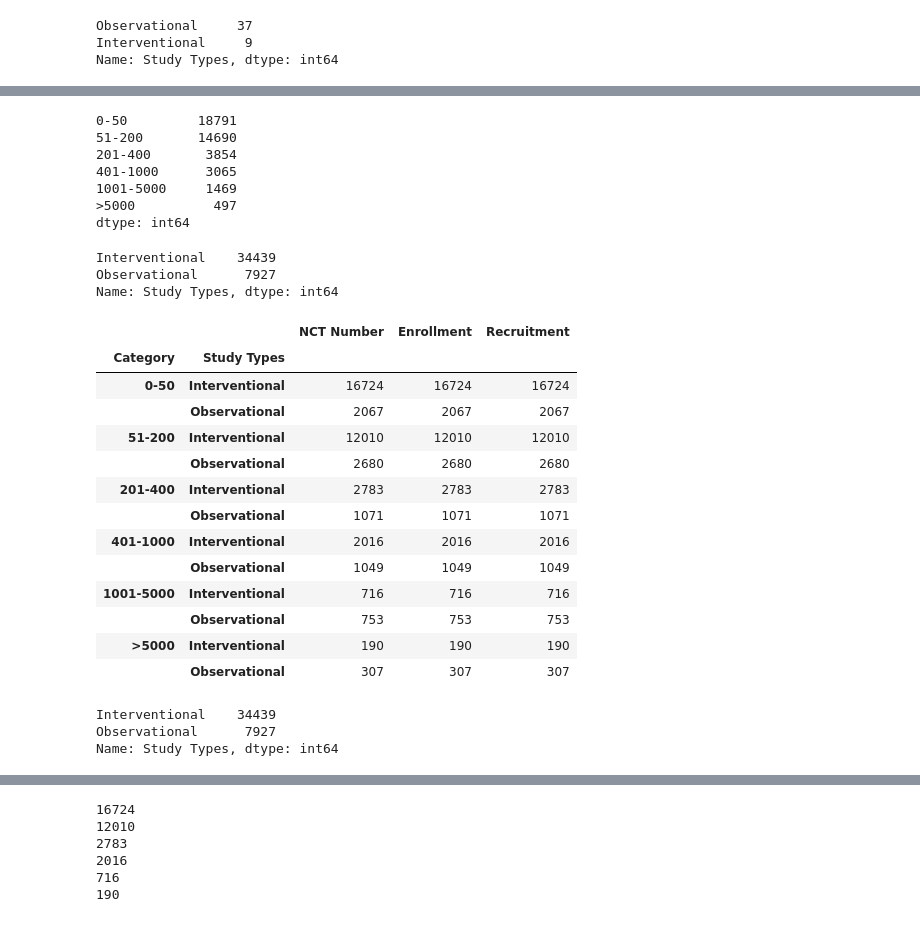
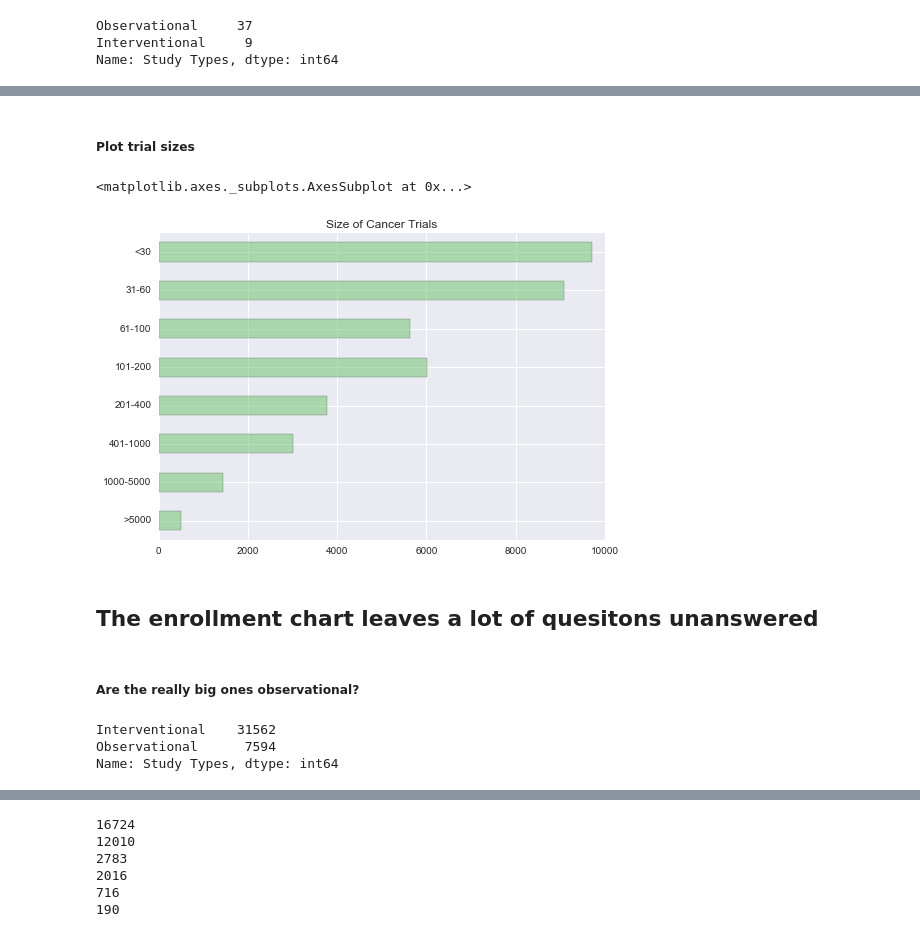
Before and after one commit to michaelshea88/Clinical-Trials, a Jupyter notebook: eda.ipynb, the cells around one changed output, grey strips where cells are left out. Cells and saved outputs as stored; diff of their text form; code cells hidden in the pictures.

```diff
--- a/eda.ipynb
+++ b/eda.ipynb
@@ -227,54 +231,32 @@ without_nulls_enrollment.groupby('Recruitment').agg([np.mean, np.count_nonzero,]
 # %%
 # Remove the trials with recruitment status 'withdrawn
-without_nulls_enrollment = without_nulls_enrollment.loc[without_nulls_enrollment['Recruitment'] != 'Withdrawn']
+without_nulls_enrollment = without_nulls_enrollment.loc[
+    (without_nulls_enrollment['Recruitment'] != 'Withdrawn') & (without_nulls_enrollment['Recruitment'] != 'Terminated')]
 # %%
-# Bin data
-bins = [-1, 50, 200, 400, 1000, 5000, 1000000000]
-group_names = ['0-50', '51-200', '201-400', '401-1000', '1001-5000', '>5000']
+bins = [-1, 30, 60, 100, 200, 400, 1000, 5000, 1000000000]
+group_names = ['<30', '31-60', '61-100', '101-200', '201-400', '401-1000', '1000-5000', '>5000']
 categories = pd.cut(without_nulls_enrollment['Enrollment'], bins, labels=group_names)
 # %%
 # Add categories as column in dataframe
 without_nulls_enrollment['Category'] = categories
 # %%
 # View value counts
-without_nulls_enrollment['Category'].value_counts()
+enrollment_counts = without_nulls_enrollment['Category'].value_counts().sort_index(ascending=False)
-# %% [output]
-0-50         18791
-51-200       14690
-201-400       3854
-401-1000      3065
-1001-5000     1469
->5000          497
-dtype: int64
+# %% [markdown]
+##### Plot trial sizes
+# %%
+enrollment_counts.plot(kind='barh', title='Size of Cancer Trials', alpha=0.6, colormap='Accent')
+# %% [output]
+<matplotlib.axes._subplots.AxesSubplot at 0x...>
+[figure, added]
+# %% [markdown]
+## The enrollment chart leaves a lot of quesitons unanswered
+# %% [markdown]
+##### Are the really big ones observational?
 # %%
 # View value counts for Interventional vs. observational
 without_nulls_enrollment['Study Types'].value_counts()
 # %% [output]
-Interventional    34439
-Observational      7927
+Interventional    31562
+Observational      7594
 Name: Study Types, dtype: int64
-# %%
-# Group by category
-groupby_enrollment = without_nulls_enrollment.groupby(['Category', 'Study Types']).count()
-groupby_enrollment
-# %% [output]
-|  |  | NCT Number | Enrollment | Recruitment |
-| Category | Study Types |  |  |  |
-| 0-50 | Interventional | 16724 | 16724 | 16724 |
-|  | Observational | 2067 | 2067 | 2067 |
-| 51-200 | Interventional | 12010 | 12010 | 12010 |
-|  | Observational | 2680 | 2680 | 2680 |
-| 201-400 | Interventional | 2783 | 2783 | 2783 |
-|  | Observational | 1071 | 1071 | 1071 |
-| 401-1000 | Interventional | 2016 | 2016 | 2016 |
-|  | Observational | 1049 | 1049 | 1049 |
-| 1001-5000 | Interventional | 716 | 716 | 716 |
-|  | Observational | 753 | 753 | 753 |
-| >5000 | Interventional | 190 | 190 | 190 |
-|  | Observational | 307 | 307 | 307 |
-# %%
-without_nulls_enrollment['Study Types'].value_counts()
-# %% [output]
-Interventional    34439
-Observational      7927
-Name: Study Types, dtype: int64
```
Also changed, not shown: parts of 29 cells of this notebook.
